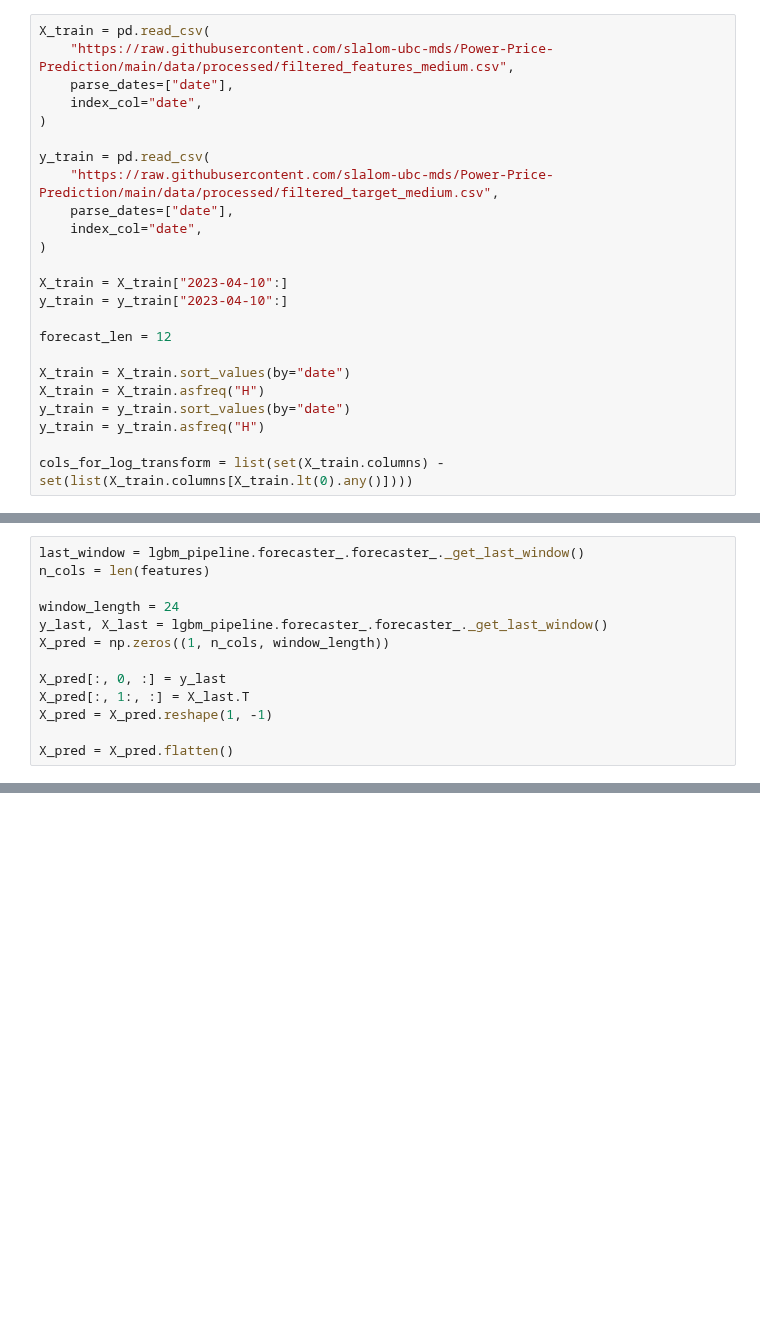
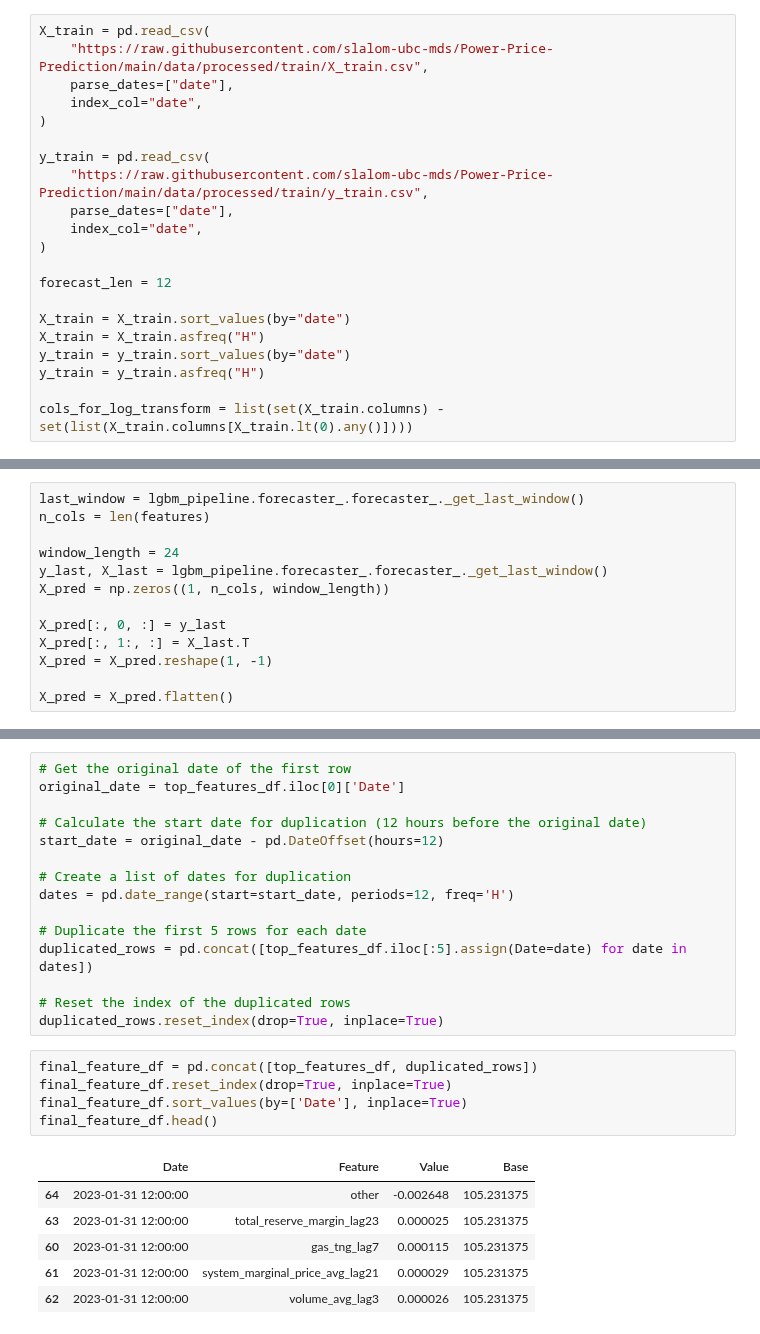
Before and after one commit to slalom-ubc-mds/Power-Price-Prediction, a Jupyter notebook: notebooks/train_pipeline/prediction_pipeline.ipynb, the cells around one changed output, grey strips where cells are left out. Saved outputs shown, nothing was run; the diff lists cells and outputs as text; blank space fills up the shorter version.

```diff
--- a/notebooks/train_pipeline/prediction_pipeline.ipynb
+++ b/notebooks/train_pipeline/prediction_pipeline.ipynb
@@ -24,18 +33,15 @@ warnings.filterwarnings("ignore")
 # %%
 X_train = pd.read_csv(
-    "https://raw.githubusercontent.com/slalom-ubc-mds/Power-Price-Prediction/main/data/processed/filtered_features_medium.csv",
+    "https://raw.githubusercontent.com/slalom-ubc-mds/Power-Price-Prediction/main/data/processed/train/X_train.csv",
     parse_dates=["date"],
     index_col="date",
 )
 
 y_train = pd.read_csv(
-    "https://raw.githubusercontent.com/slalom-ubc-mds/Power-Price-Prediction/main/data/processed/filtered_target_medium.csv",
+    "https://raw.githubusercontent.com/slalom-ubc-mds/Power-Price-Prediction/main/data/processed/train/y_train.csv",
     parse_dates=["date"],
     index_col="date",
 )
-
-X_train = X_train["2023-04-10":]
-y_train = y_train["2023-04-10":]
 
 forecast_len = 12
 
@@ -293,0 +292,27 @@ shap_df.head()
+# %%
+# Get the original date of the first row
+original_date = top_features_df.iloc[0]['Date']
+
+# Calculate the start date for duplication (12 hours before the original date)
+start_date = original_date - pd.DateOffset(hours=12)
+
+# Create a list of dates for duplication
+dates = pd.date_range(start=start_date, periods=12, freq='H')
+
+# Duplicate the first 5 rows for each date
+duplicated_rows = pd.concat([top_features_df.iloc[:5].assign(Date=date) for date in dates])
+
+# Reset the index of the duplicated rows
+duplicated_rows.reset_index(drop=True, inplace=True)
+# %%
+final_feature_df = pd.concat([top_features_df, duplicated_rows])
+final_feature_df.reset_index(drop=True, inplace=True)
+final_feature_df.sort_values(by=['Date'], inplace=True)
+final_feature_df.head()
+# %% [output]
+|  | Date | Feature | Value | Base |
+| 64 | 2023-01-31 12:00:00 | other | -0.002648 | 105.231375 |
+| 63 | 2023-01-31 12:00:00 | total_reserve_margin_lag23 | 0.000025 | 105.231375 |
+| 60 | 2023-01-31 12:00:00 | gas_tng_lag7 | 0.000115 | 105.231375 |
+| 61 | 2023-01-31 12:00:00 | system_marginal_price_avg_lag21 | 0.000029 | 105.231375 |
+| 62 | 2023-01-31 12:00:00 | volume_avg_lag3 | 0.000026 | 105.231375 |
```
Also changed, not shown: parts of 17 cells of this notebook, 2 other files.
